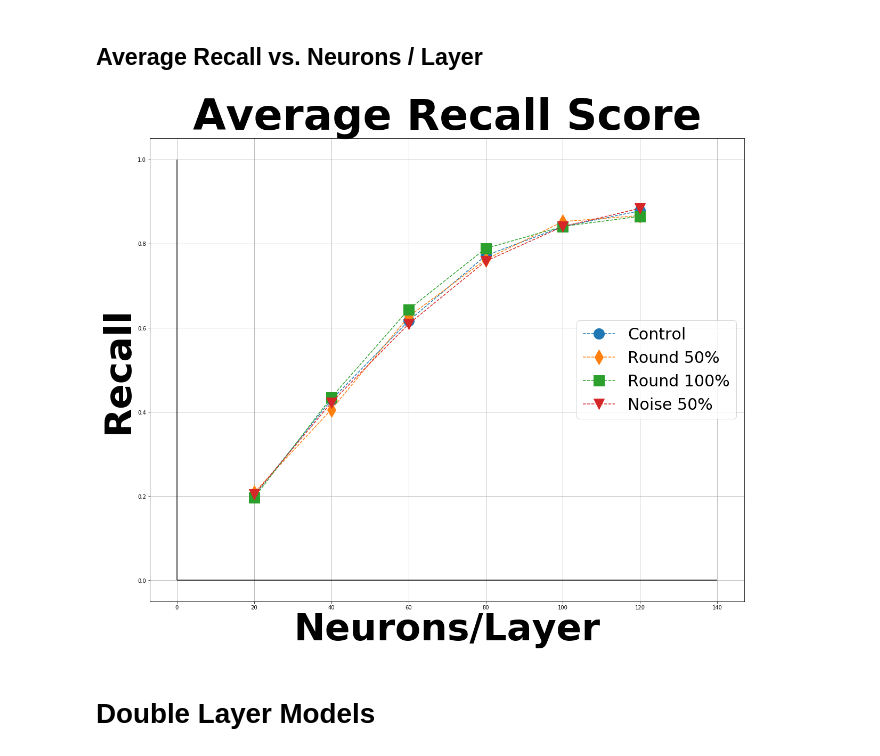
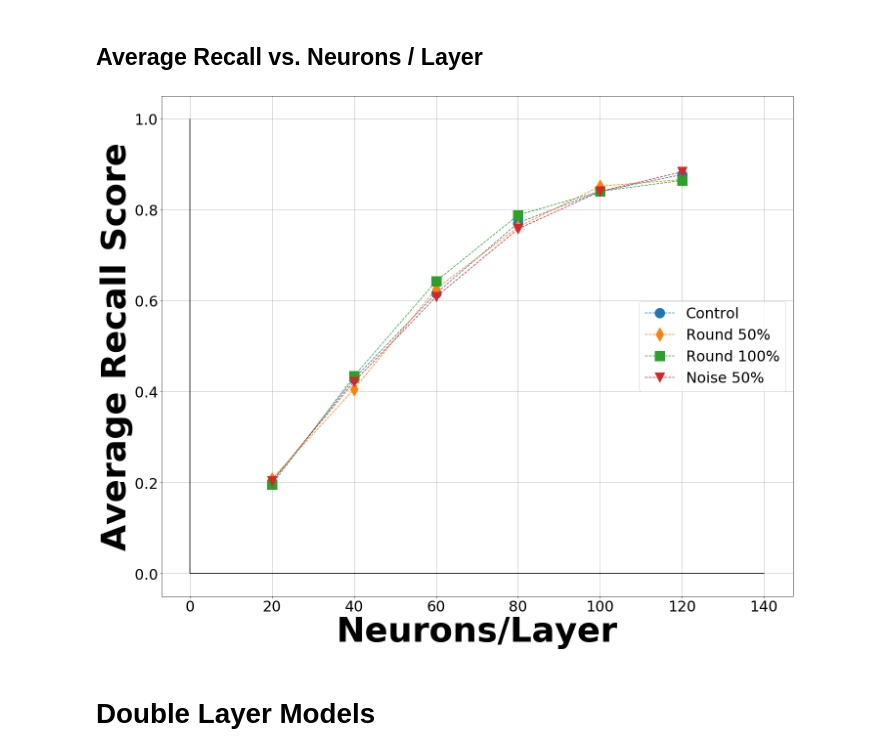
Before and after one commit to landonbuell/Convolutional-Neural-Networks, a Jupyter notebook: Number_Classifier_v4/Number_Classifier_v4_Analysis/Visualize_Results.ipynb, the cells around one changed output. Drawn from its saved outputs; the diff is of its cells as text; code cells hidden in the pictures.

```diff
--- a/Number_Classifier_v4/Number_Classifier_v4_Analysis/Visualize_Results.ipynb
+++ b/Number_Classifier_v4/Number_Classifier_v4_Analysis/Visualize_Results.ipynb
@@ -151,29 +159,32 @@ plt.show()
 ## Average Recall vs. Neurons / Layer
 # %%
 plt.figure(figsize=(20,16))
-plt.title("Average Recall Score",size=80,weight='bold')
+#plt.title("Average Recall Score",size=80,weight='bold')
 plt.xlabel("Neurons/Layer",size=70,weight='bold')
-plt.ylabel("Recall",size=70,weight='bold')
+plt.ylabel("Average Recall Score",size=70,weight='bold')
 
 metric = 'average recall'
 plt.plot(neurons,single_controls[metric],
          linestyle='--',marker='o',markersize=20,label='Control')
 plt.plot(neurons,single_round_v1[metric],
          linestyle='--',marker='d',markersize=20,label='Round 50%')
 plt.plot(neurons,single_round_v2[metric],
          linestyle='--',marker='s',markersize=20,label='Round 100%')
 plt.plot(neurons,single_gauss_v1[metric],
          linestyle='--',marker='v',markersize=20,label='Noise 50%')
 
 plt.vlines(0,0,1,color='black')
 plt.hlines(0,0,140,color='black')
+plt.xticks(fontsize=30)
+plt.yticks(fontsize=30)
 plt.grid()
 plt.legend()
 plt.legend(loc='center right',fontsize=30)
+plt.tight_layout()
 plt.savefig('Single_recalls.png')
 plt.show()
 # %% [output]
-[figure, old version]
+[figure, new version]
 # %% [markdown]
 # Double Layer Models
 # %% [markdown]
```
Also changed, not shown: parts of 9 cells of this notebook, 19 other files.
